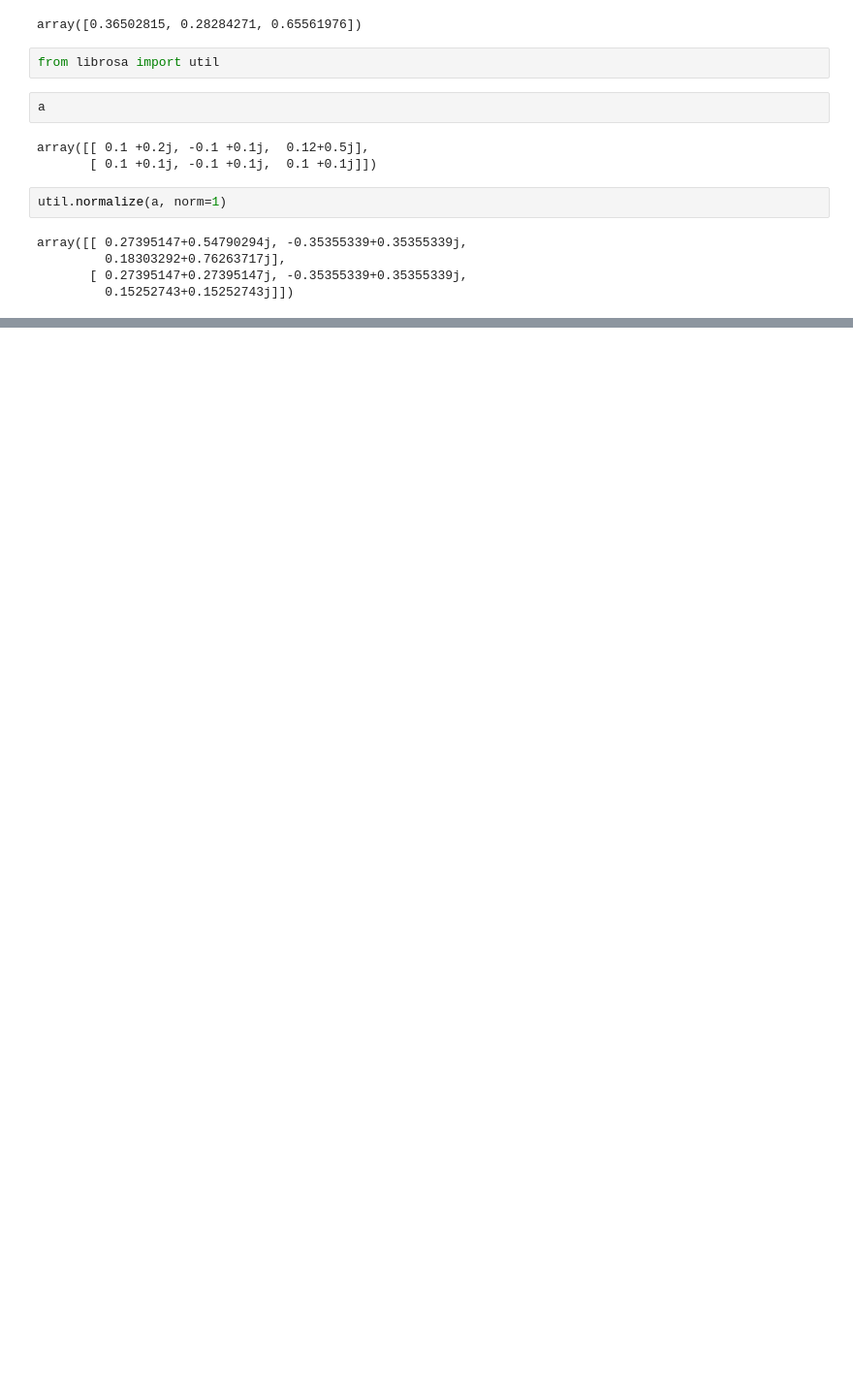
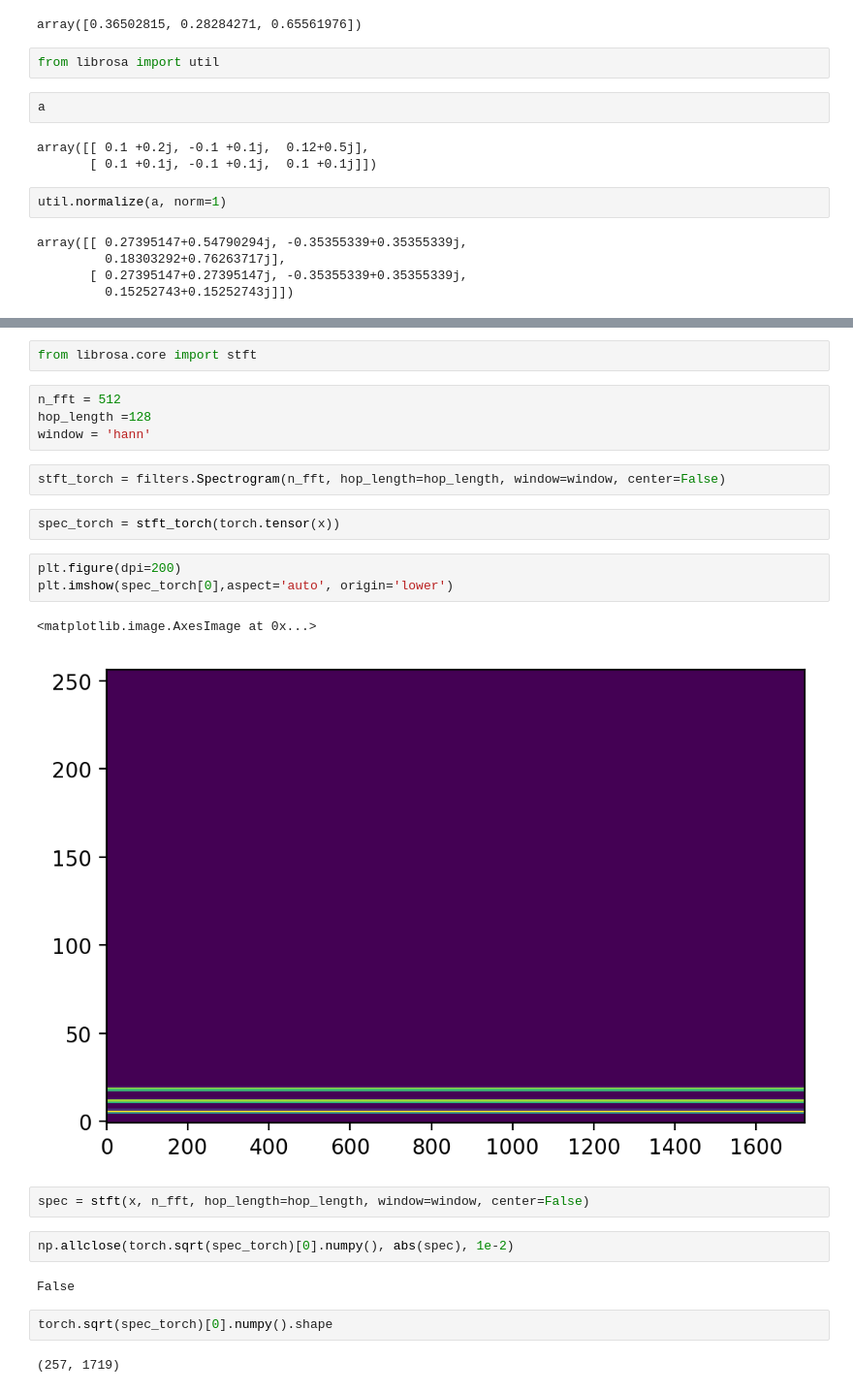
Before and after one commit to KinWaiCheuk/nnAudio, a Jupyter notebook: Untitled1.ipynb, the cells around one changed output, grey strips where cells are left out. Shown at 97% size. Saved outputs shown, nothing was run; the diff lists cells and outputs as text; blank space fills up the shorter version.

```diff
--- a/Untitled1.ipynb
+++ b/Untitled1.ipynb
@@ -128,0 +129,26 @@ torch.Size([1, 1, 224596])
+# %%
+from librosa.core import stft
+# %%
+n_fft = 512
+hop_length =128
+window = 'hann'
+# %%
+stft_torch = filters.Spectrogram(n_fft, hop_length=hop_length, window=window, center=False)
+# %%
+spec_torch = stft_torch(torch.tensor(x))
+# %%
+plt.figure(dpi=200)
+plt.imshow(spec_torch[0],aspect='auto', origin='lower')
+# %% [output]
+<matplotlib.image.AxesImage at 0x...>
+[figure, added]
+# %%
+spec = stft(x, n_fft, hop_length=hop_length, window=window, center=False)
+# %%
+np.allclose(torch.sqrt(spec_torch)[0].numpy(), abs(spec), 1e-2)
+# %% [output]
+False
+# %%
+torch.sqrt(spec_torch)[0].numpy().shape
+# %% [output]
+(257, 1719)
```
Also changed, not shown: parts of 14 cells of this notebook, 2 other files.
